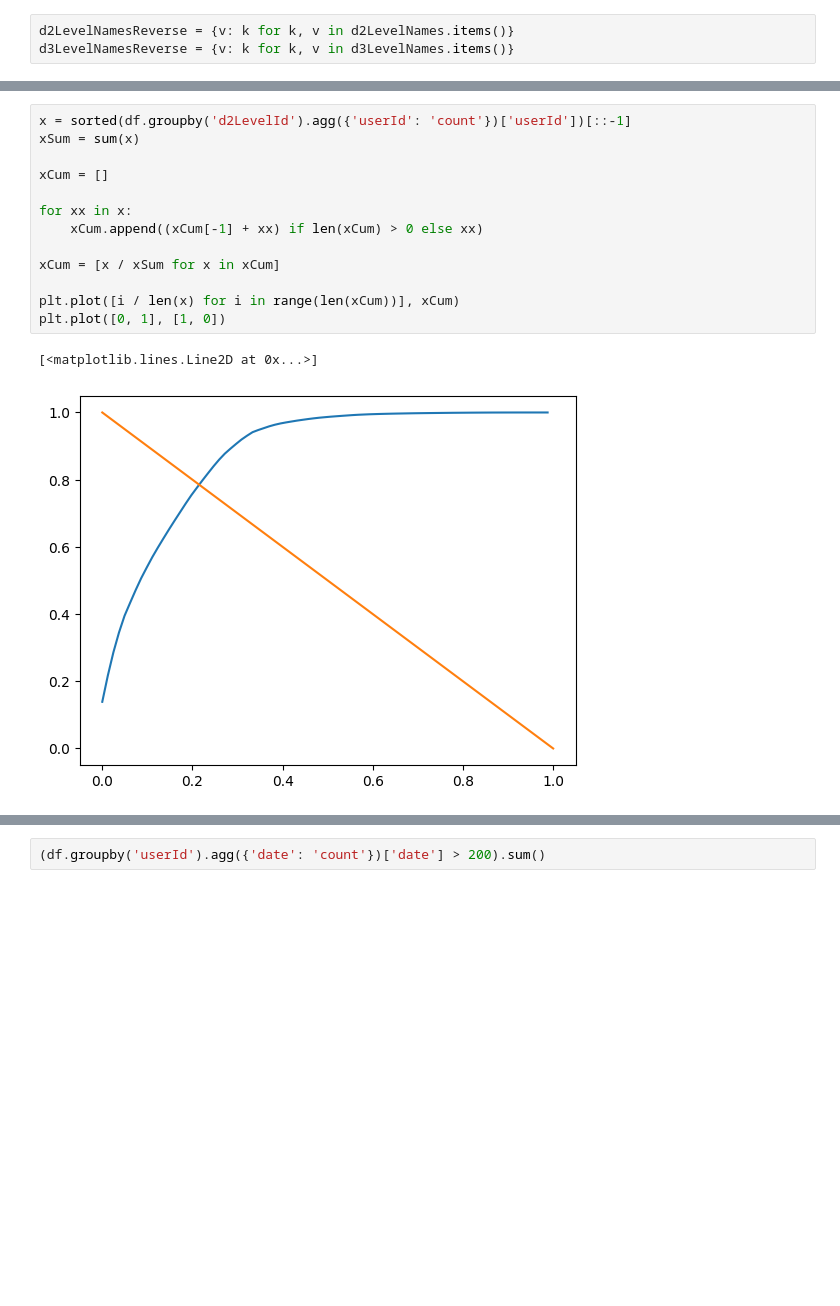
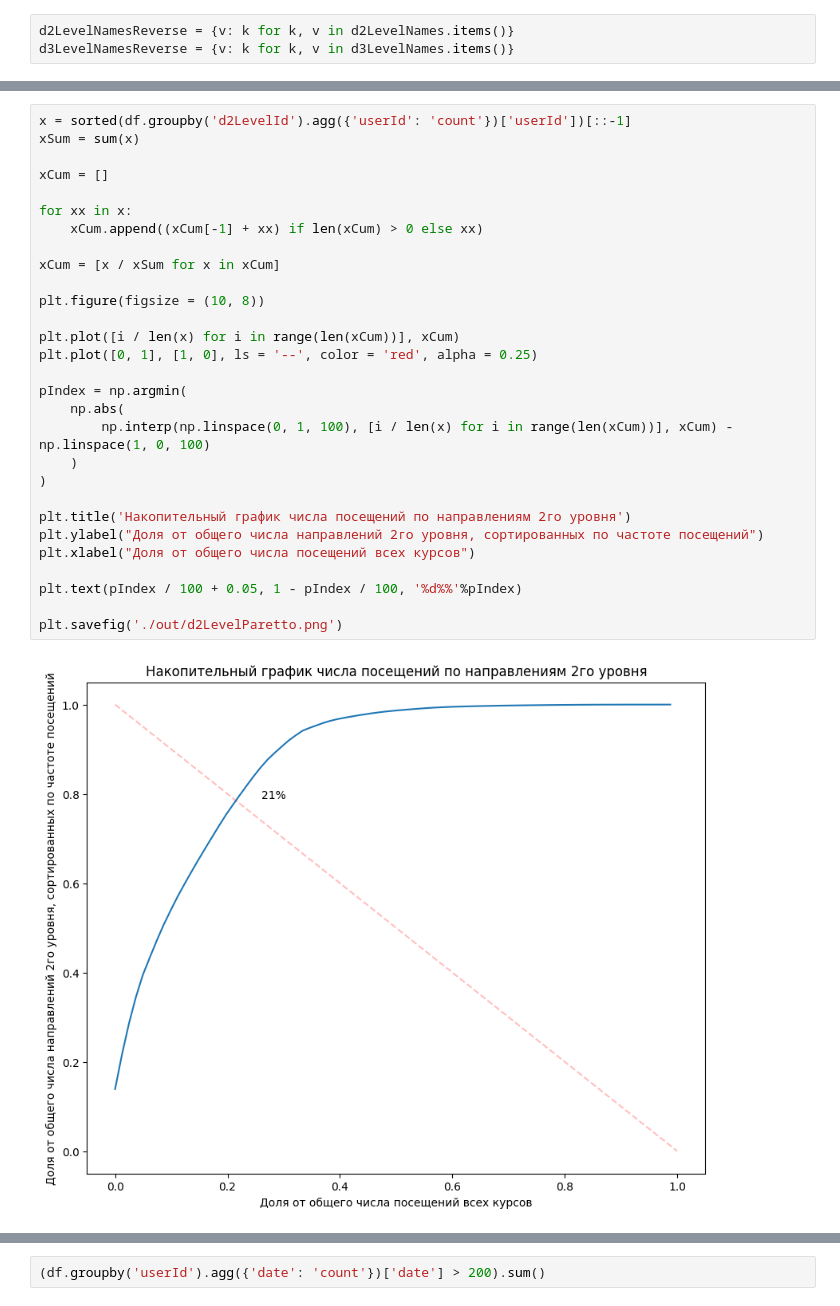
Before and after one commit to immichail/ltcLongevity, a Jupyter notebook: dataLooker.ipynb, the cells around one changed output, grey strips where cells are left out. Cells and saved outputs as stored; diff of their text form; blank space fills up the shorter version.

```diff
--- a/dataLooker.ipynb
+++ b/dataLooker.ipynb
@@ -86,16 +112,31 @@ _ = plt.xticks(range(math.ceil(_[1].max())), [10 ** x for x in range(math.ceil(_
 # %%
 x = sorted(df.groupby('d2LevelId').agg({'userId': 'count'})['userId'])[::-1]
 xSum = sum(x)
 
 xCum = []
 
 for xx in x:
     xCum.append((xCum[-1] + xx) if len(xCum) > 0 else xx)
 
 xCum = [x / xSum for x in xCum]
 
+plt.figure(figsize = (10, 8))
+
 plt.plot([i / len(x) for i in range(len(xCum))], xCum)
-plt.plot([0, 1], [1, 0])
+plt.plot([0, 1], [1, 0], ls = '--', color = 'red', alpha = 0.25)
+
+pIndex = np.argmin(
+    np.abs(
+        np.interp(np.linspace(0, 1, 100), [i / len(x) for i in range(len(xCum))], xCum) - np.linspace(1, 0, 100)
+    )
+)
+
+plt.title('Накопительный график числа посещений по направлениям 2го уровня')
+plt.ylabel("Доля от общего числа направлений 2го уровня, сортированных по частоте посещений")
+plt.xlabel("Доля от общего числа посещений всех курсов")
+
+plt.text(pIndex / 100 + 0.05, 1 - pIndex / 100, '%d%%'%pIndex)
+
+plt.savefig('./out/d2LevelParetto.png')
 # %% [output]
-[<matplotlib.lines.Line2D at 0x...>]
-[figure, old version]
+[figure, new version]
```
Also changed, not shown: parts of 24 cells of this notebook, 16 other files.
